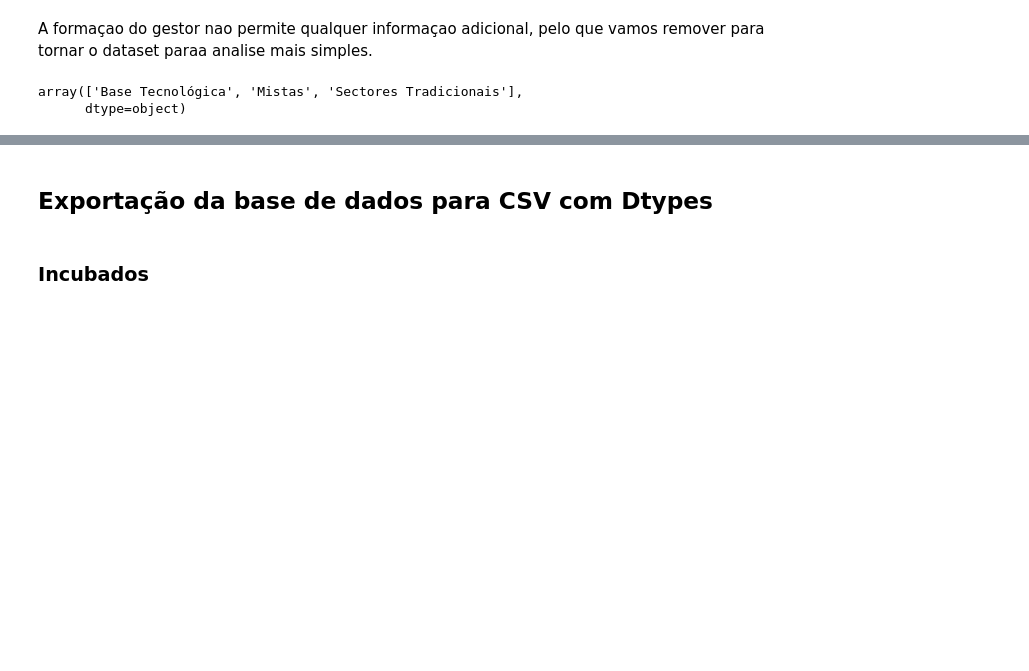
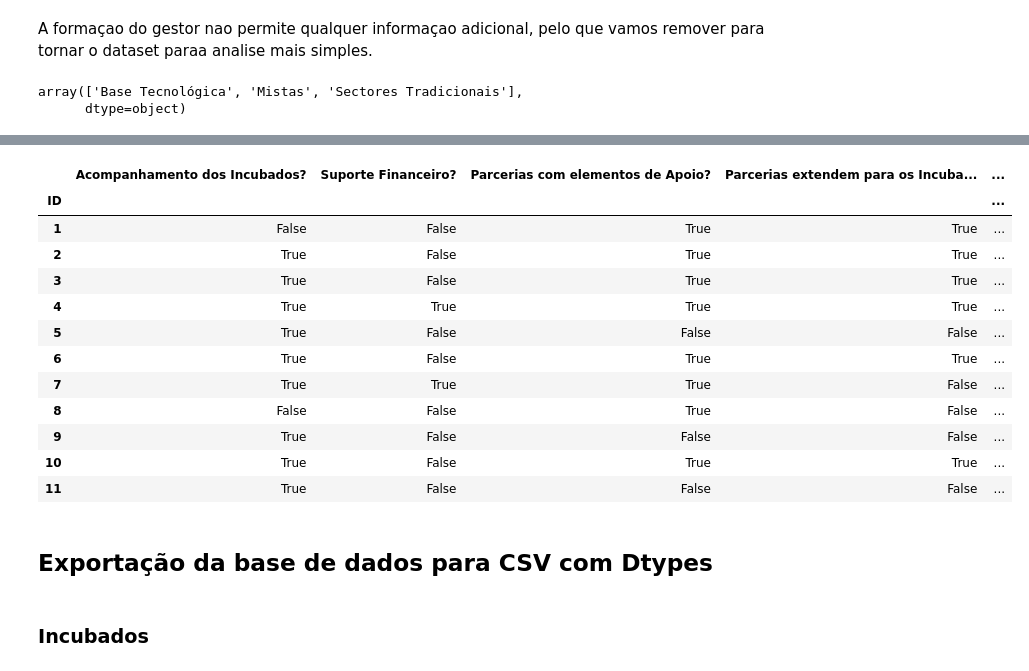
Before and after one commit to TiagoFerrao/data_reports, a Jupyter notebook: Parte 1 Limpeza e Tratamento de Dados.ipynb, the cells around one changed output, grey strips where cells are left out. Saved outputs shown, nothing was run; the diff lists cells and outputs as text; code cells hidden in the pictures; blank space fills up the shorter version.

```diff
--- a/Parte 1 Limpeza e Tratamento de Dados.ipynb
+++ b/Parte 1 Limpeza e Tratamento de Dados.ipynb
@@ -1761,3 +1786,19 @@ memory usage: 1.4+ KB
+# %%
+incubadoras_updated[incubadoras_updated.columns[6:13]]
+# %% [output]
+|  | Acompanhamento dos Incubados? | Suporte Financeiro? | Parcerias com elementos de Apoio? | Parcerias extendem para os Incuba... | ... |
+| ID |  |  |  |  | ... |
+| 1 | False | False | True | True | ... |
+| 2 | True | False | True | True | ... |
+| 3 | True | False | True | True | ... |
+| 4 | True | True | True | True | ... |
+| 5 | True | False | False | False | ... |
+| 6 | True | False | True | True | ... |
+| 7 | True | True | True | False | ... |
+| 8 | False | False | True | False | ... |
+| 9 | True | False | False | False | ... |
+| 10 | True | False | True | True | ... |
+| 11 | True | False | False | False | ... |
 # %% [markdown]
 ## Exportação da base de dados para CSV com Dtypes
 # %% [markdown]
```
Also changed, not shown: parts of 25 cells of this notebook, 1 other file.
